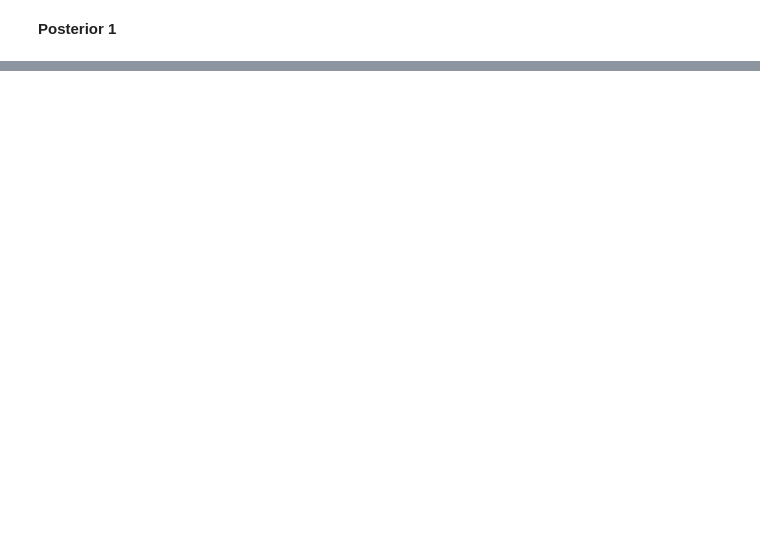
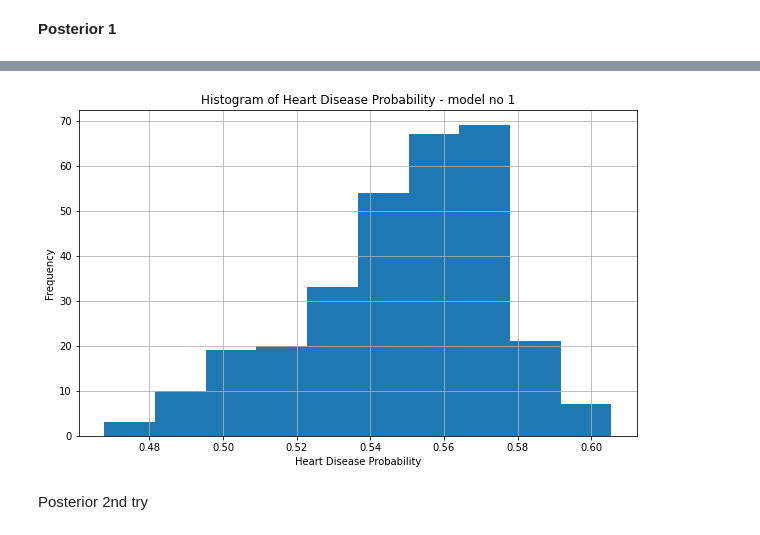
Before and after one commit to wasikjakub/bayesian-heart-disease-prediction, a Jupyter notebook: posterior.ipynb, the cells around one changed output, grey strips where cells are left out. Drawn from its saved outputs; the diff is of its cells as text; code cells hidden in the pictures; blank space fills up the shorter version.

```diff
--- a/posterior.ipynb
+++ b/posterior.ipynb
@@ -47,0 +104,15 @@ posterior1
+# %%
+histogram_data = []
+for i in range(len(data1)):
+    histogram_data.append(posterior1[f"combined_heart_disease_prob[{i + 1}]"][0])
+plt.figure(figsize=(10, 6))
+plt.hist(histogram_data)
+plt.title('Histogram of Heart Disease Probability - model no 1')
+plt.xlabel('Heart Disease Probability')
+plt.ylabel('Frequency')
+plt.grid()
+plt.show()
+# %% [output]
+[figure, added]
+# %% [markdown]
+Posterior 2nd try
```
Also changed, not shown: parts of 7 cells of this notebook, 16 other files.
